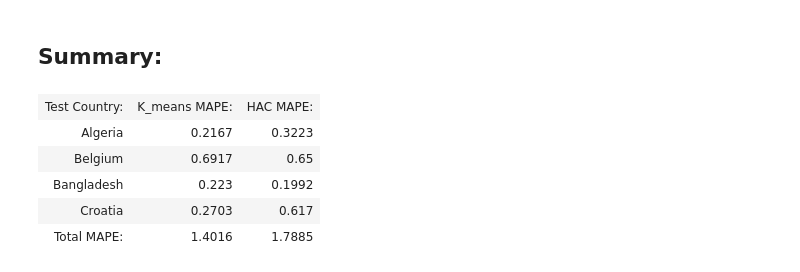
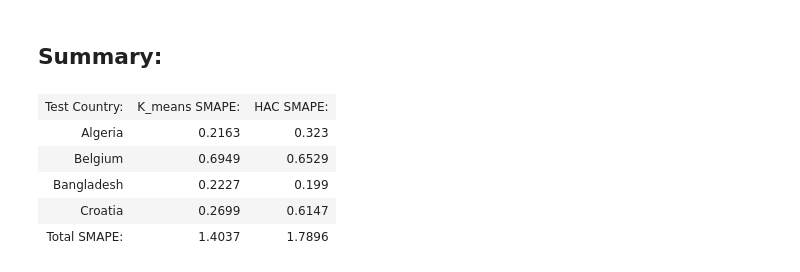
Before and after one commit to anweei/Covid-forecasting, a Jupyter notebook: new_version/forecasting/forecasting_w_catboost_clusters.ipynb, the cells around one changed output. Drawn from its saved outputs; the diff is of its cells as text; code cells hidden in the pictures.

```diff
--- a/new_version/forecasting/forecasting_w_catboost_clusters.ipynb
+++ b/new_version/forecasting/forecasting_w_catboost_clusters.ipynb
@@ -72,13 +72,13 @@ def forecast(model, training_df, test_df, feature_list, num_predictions=8):
     df_result = test_df.assign(Predicted=prediction_list)
     return df_result
 # %%
-#Function that computes a MAPE. Input: dataframe including true and prediction,
+#Function that computes a SMAPE. Input: dataframe including true and prediction,
 #true_column that specifies which column of df holds the true values and
 #pred_column that specifies which column of df hold the predicted values
-def MAPE(df,true_column,pred_column):
+def SMAPE(df,true_column,pred_column):
     true_list = df[true_column].to_numpy()
     pred_list = df[pred_column].to_numpy()
-    return np.mean(np.abs((true_list - pred_list) / true_list)) * 100
+    return 1/len(true_list)*np.sum(2*np.abs(pred_list-true_list)/(np.abs(true_list)+np.abs(pred_list))*100)
 # %%
 #Function computes an additional column which sums predicted value together to form an accumulated
 #prediction. Prediction for day 0 is summed to the known total cases the day before.
@@ -807,30 +807,30 @@ Saving result to parquet file:
 # %% [markdown]
 ## Summary:
 # %%
-table = [["Test Country:", "K_means MAPE:", "HAC MAPE:"],
-        ["Algeria",round(MAPE(k_means_1_CB_df,'cases_tot','Accumulated_Prediction'),4),
-        round(MAPE(hac_1_CB_df,'cases_tot','Accumulated_Prediction'),4)],
-        ["Belgium",round(MAPE(k_means_2_CB_df,'cases_tot','Accumulated_Prediction'),4),
-        round(MAPE(hac_2_CB_df,'cases_tot','Accumulated_Prediction'),4)],
-        ["Bangladesh",round(MAPE(k_means_3_CB_df,'cases_tot','Accumulated_Prediction'),4),
-        round(MAPE(hac_3_CB_df,'cases_tot','Accumulated_Prediction'),4)],
-        ["Croatia",round(MAPE(k_means_4_CB_df,'cases_tot','Accumulated_Prediction'),4),
-        round(MAPE(hac_4_CB_df,'cases_tot','Accumulated_Prediction'),4)],
-        ["Total MAPE:",
-         round(MAPE(k_means_1_CB_df,'cases_tot','Accumulated_Prediction')+
-         MAPE(k_means_2_CB_df,'cases_tot','Accumulated_Prediction')+
-         MAPE(k_means_3_CB_df,'cases_tot','Accumulated_Prediction')+
-         MAPE(k_means_4_CB_df,'cases_tot','Accumulated_Prediction'),4),
-         round(MAPE(hac_1_CB_df,'cases_tot','Accumulated_Prediction')+
-         MAPE(hac_2_CB_df,'cases_tot','Accumulated_Prediction')+
-         MAPE(hac_3_CB_df,'cases_tot','Accumulated_Prediction')+
-         MAPE(hac_4_CB_df,'cases_tot','Accumulated_Prediction'),4)]]
+table = [["Test Country:", "K_means SMAPE:", "HAC SMAPE:"],
+        ["Algeria",round(SMAPE(k_means_1_CB_df,'cases_tot','Accumulated_Prediction'),4),
+        round(SMAPE(hac_1_CB_df,'cases_tot','Accumulated_Prediction'),4)],
+        ["Belgium",round(SMAPE(k_means_2_CB_df,'cases_tot','Accumulated_Prediction'),4),
+        round(SMAPE(hac_2_CB_df,'cases_tot','Accumulated_Prediction'),4)],
+        ["Bangladesh",round(SMAPE(k_means_3_CB_df,'cases_tot','Accumulated_Prediction'),4),
+        round(SMAPE(hac_3_CB_df,'cases_tot','Accumulated_Prediction'),4)],
+        ["Croatia",round(SMAPE(k_means_4_CB_df,'cases_tot','Accumulated_Prediction'),4),
+        round(SMAPE(hac_4_CB_df,'cases_tot','Accumulated_Prediction'),4)],
+        ["Total SMAPE:",
+         round(SMAPE(k_means_1_CB_df,'cases_tot','Accumulated_Prediction')+
+         SMAPE(k_means_2_CB_df,'cases_tot','Accumulated_Prediction')+
+         SMAPE(k_means_3_CB_df,'cases_tot','Accumulated_Prediction')+
+         SMAPE(k_means_4_CB_df,'cases_tot','Accumulated_Prediction'),4),
+         round(SMAPE(hac_1_CB_df,'cases_tot','Accumulated_Prediction')+
+         SMAPE(hac_2_CB_df,'cases_tot','Accumulated_Prediction')+
+         SMAPE(hac_3_CB_df,'cases_tot','Accumulated_Prediction')+
+         SMAPE(hac_4_CB_df,'cases_tot','Accumulated_Prediction'),4)]]
 
 display(HTML(tabulate.tabulate(table, tablefmt='html')))
 # %% [output]
-| Test Country: | K_means MAPE: | HAC MAPE: |
-| Algeria | 0.2167 | 0.3223 |
-| Belgium | 0.6917 | 0.65 |
-| Bangladesh | 0.223 | 0.1992 |
-| Croatia | 0.2703 | 0.617 |
-| Total MAPE: | 1.4016 | 1.7885 |
+| Test Country: | K_means SMAPE: | HAC SMAPE: |
+| Algeria | 0.2163 | 0.323 |
+| Belgium | 0.6949 | 0.6529 |
+| Bangladesh | 0.2227 | 0.199 |
+| Croatia | 0.2699 | 0.6147 |
+| Total SMAPE: | 1.4037 | 1.7896 |
```
Also changed, not shown: parts of 16 cells of this notebook, 21 other files.
